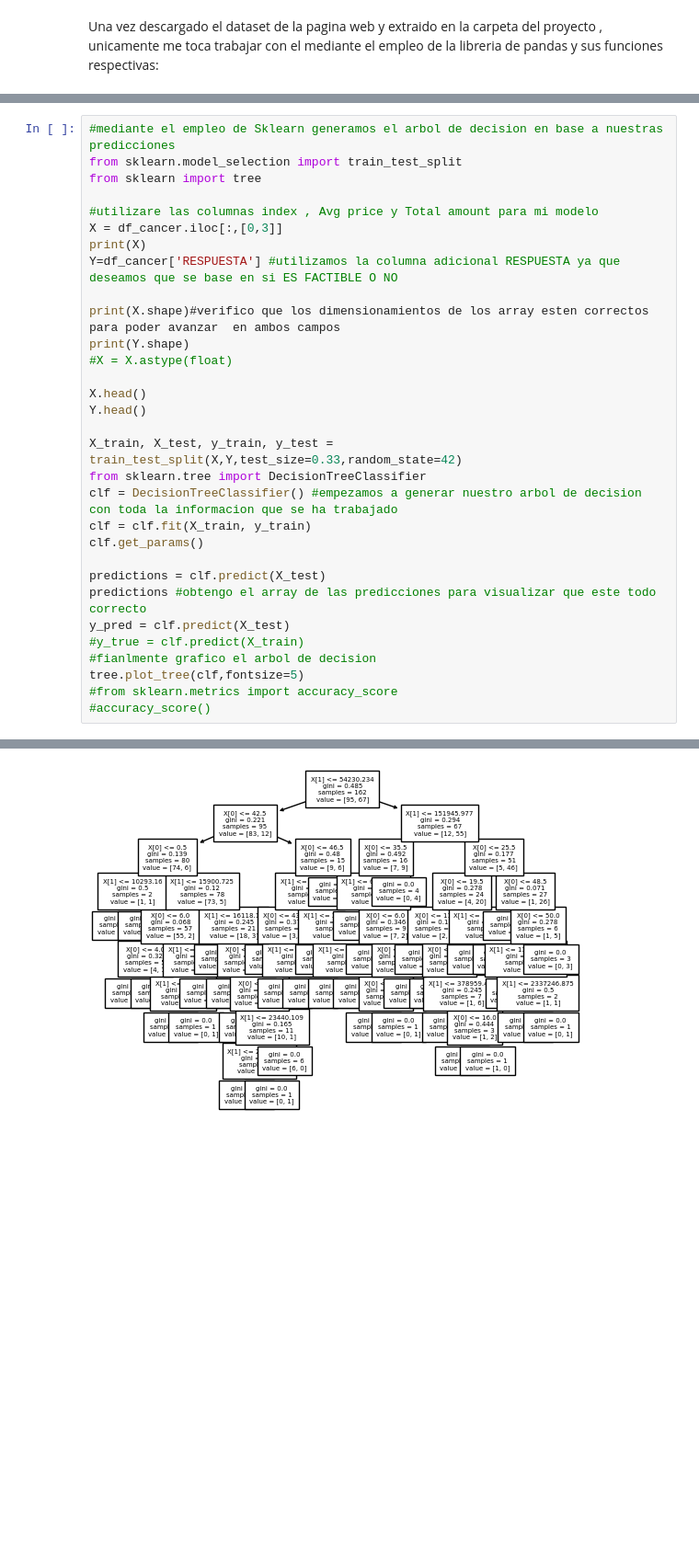
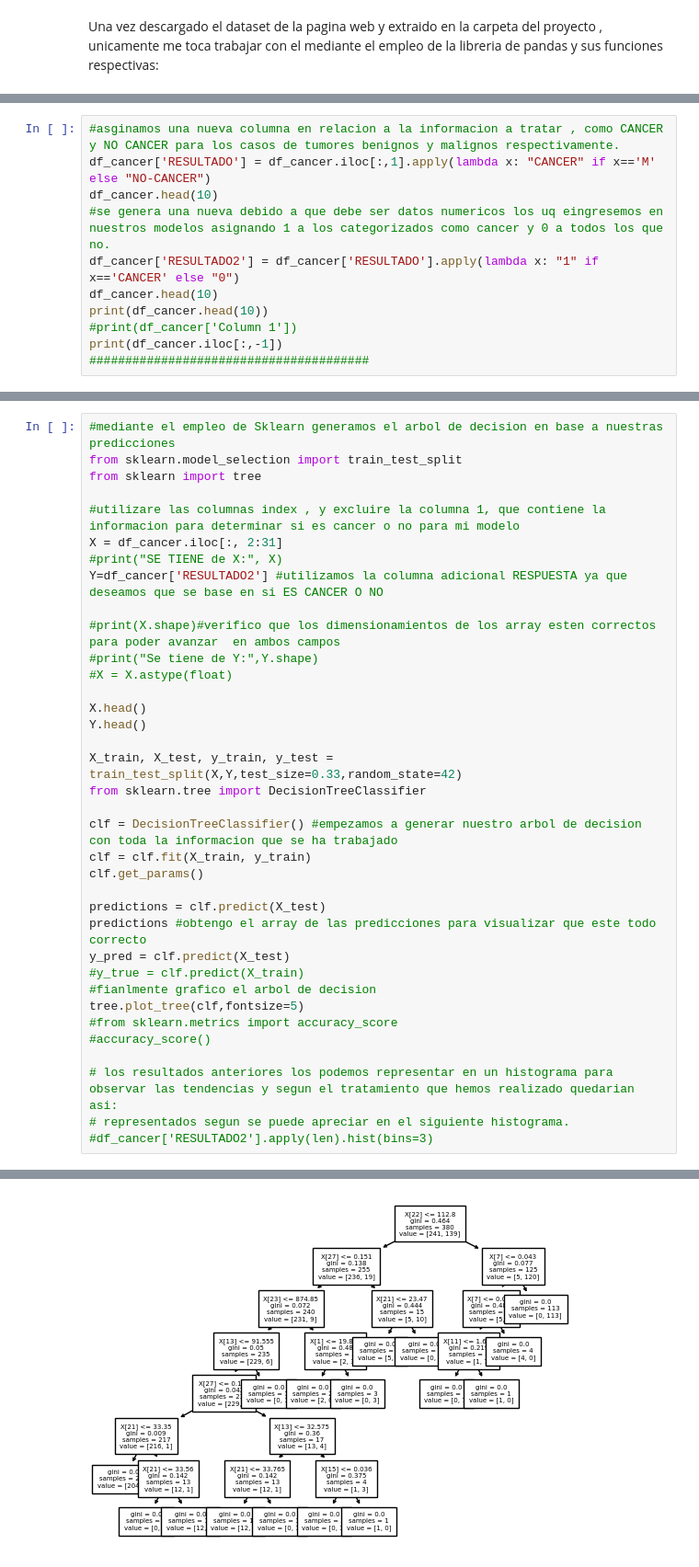
Before and after one commit to EdisonAguilar/Modelos-de-Aprendizaje, a Jupyter notebook: Proyecto_FINAL_METODOS_AGUILAR_E.ipynb, the cells around one changed output, grey strips where cells are left out. Shown: that part at 92% size. Drawn from its saved outputs; the diff is of its cells as text; blank space fills up the shorter version.

Commit message:
Carga final de Archivo de Modelos de Aprendizaje

```diff
--- a/Proyecto_FINAL_METODOS_AGUILAR_E.ipynb
+++ b/Proyecto_FINAL_METODOS_AGUILAR_E.ipynb
@@ -176,0 +92,11 @@ df_cancer['RESPUESTA'].apply(len).hist(bins=3)
+# %%
+#asginamos una nueva columna en relacion a la informacion a tratar , como CANCER y NO CANCER para los casos de tumores benignos y malignos respectivamente.
+df_cancer['RESULTADO'] = df_cancer.iloc[:,1].apply(lambda x: "CANCER" if x=='M' else "NO-CANCER")
+df_cancer.head(10)
+#se genera una nueva debido a que debe ser datos numericos los uq eingresemos en nuestros modelos asignando 1 a los categorizados como cancer y 0 a todos los que no.
+df_cancer['RESULTADO2'] = df_cancer['RESULTADO'].apply(lambda x: "1" if x=='CANCER' else "0")
+df_cancer.head(10)
+print(df_cancer.head(10))
+#print(df_cancer['Column 1'])
+print(df_cancer.iloc[:,-1])
+#######################################
@@ -179,13 +123,13 @@ df_cancer['RESPUESTA'].apply(len).hist(bins=3)
 from sklearn.model_selection import train_test_split
 from sklearn import tree
 
-#utilizare las columnas index , Avg price y Total amount para mi modelo
-X = df_cancer.iloc[:,[0,3]]
-print(X)
-Y=df_cancer['RESPUESTA'] #utilizamos la columna adicional RESPUESTA ya que deseamos que se base en si ES FACTIBLE O NO
+#utilizare las columnas index , y excluire la columna 1, que contiene la informacion para determinar si es cancer o no para mi modelo
+X = df_cancer.iloc[:, 2:31]
+#print("SE TIENE de X:", X)
+Y=df_cancer['RESULTADO2'] #utilizamos la columna adicional RESPUESTA ya que deseamos que se base en si ES CANCER O NO
 
-print(X.shape)#verifico que los dimensionamientos de los array esten correctos para poder avanzar  en ambos campos
-print(Y.shape)
+#print(X.shape)#verifico que los dimensionamientos de los array esten correctos para poder avanzar  en ambos campos
+#print("Se tiene de Y:",Y.shape)
 #X = X.astype(float)
 
 X.head()
@@ -193,6 +137,7 @@ Y.head()
 
 X_train, X_test, y_train, y_test = train_test_split(X,Y,test_size=0.33,random_state=42)
 from sklearn.tree import DecisionTreeClassifier
+
 clf = DecisionTreeClassifier() #empezamos a generar nuestro arbol de decision con toda la informacion que se ha trabajado
 clf = clf.fit(X_train, y_train)
 clf.get_params()
@@ -205,4 +150,8 @@ y_pred = clf.predict(X_test)
 tree.plot_tree(clf,fontsize=5)
 #from sklearn.metrics import accuracy_score
 #accuracy_score()
+
+# los resultados anteriores los podemos representar en un histograma para observar las tendencias y segun el tratamiento que hemos realizado quedarian asi:
+# representados segun se puede apreciar en el siguiente histograma.
+#df_cancer['RESULTADO2'].apply(len).hist(bins=3)
 # %% [output]
@@ -242 +175 @@ tree.plot_tree(clf,fontsize=5)
-[figure, old version]
+[figure, new version]
```
Also changed, not shown: parts of 16 cells of this notebook.
